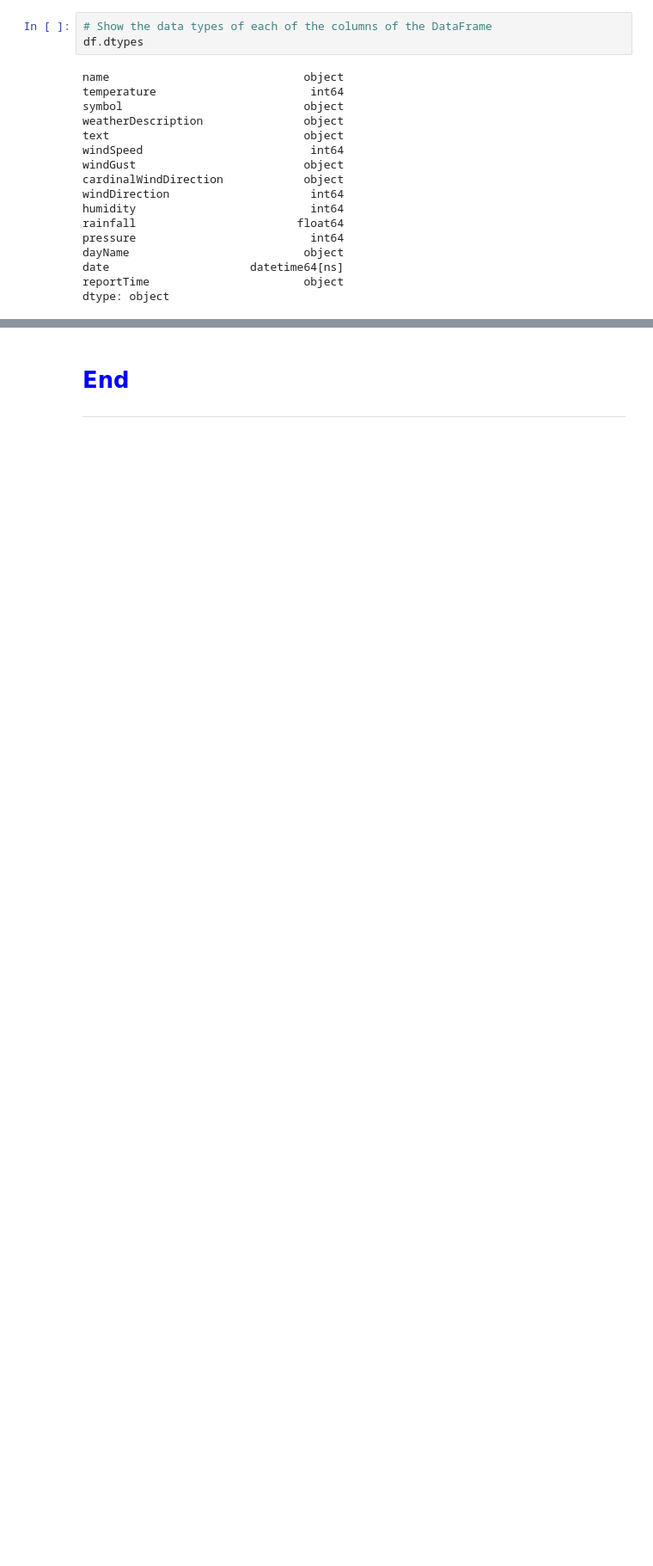
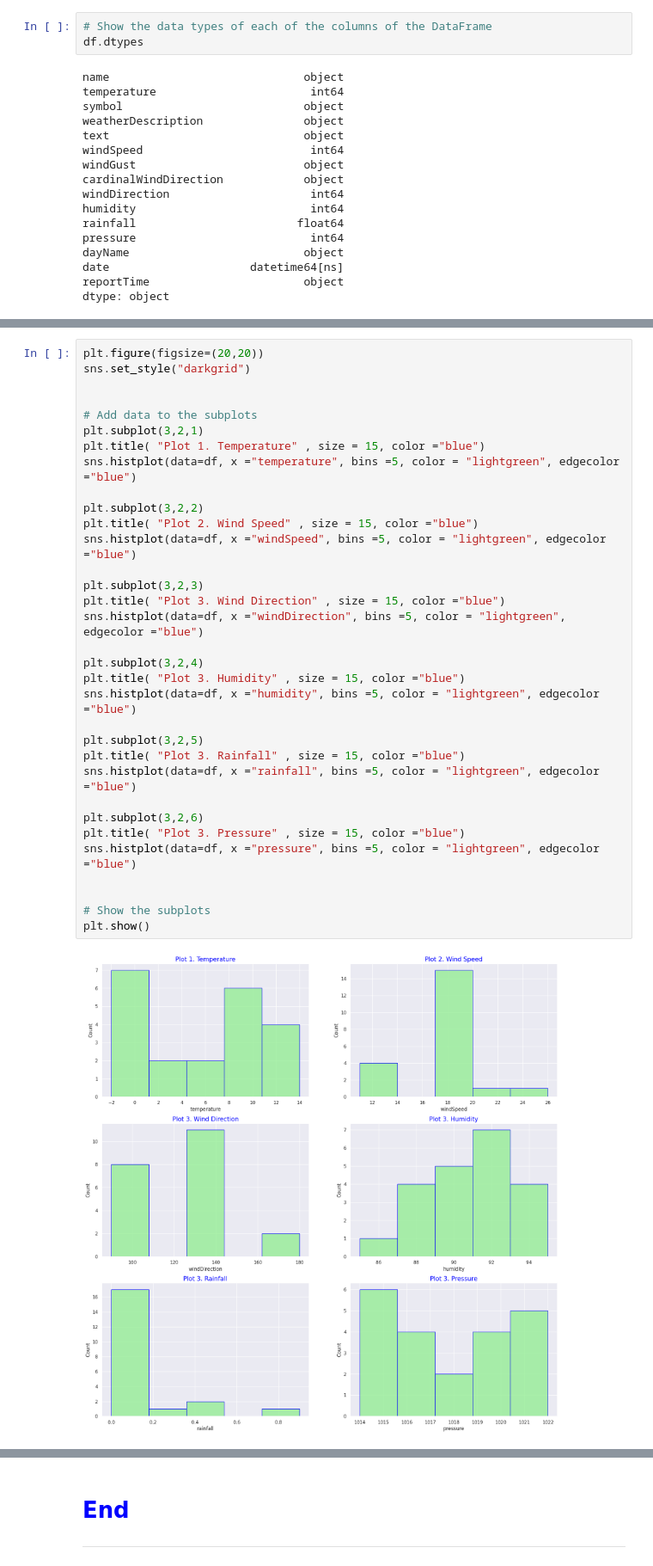
Before and after one commit to OCorry/computer_infrastructure_2024, a Jupyter notebook: weather.ipynb, the cells around one changed output, grey strips where cells are left out. Shown at 86% size. Cells and saved outputs as stored; diff of their text form; blank space fills up the shorter version.

```diff
--- a/weather.ipynb
+++ b/weather.ipynb
@@ -452,0 +488,35 @@ Text(0, 0.5, 'Number of Admissions')
+# %%
+plt.figure(figsize=(20,20))
+sns.set_style("darkgrid")
+
+
+# Add data to the subplots
+plt.subplot(3,2,1)
+plt.title( "Plot 1. Temperature" , size = 15, color ="blue")
+sns.histplot(data=df, x ="temperature", bins =5, color = "lightgreen", edgecolor ="blue")
+
+plt.subplot(3,2,2)
+plt.title( "Plot 2. Wind Speed" , size = 15, color ="blue")
+sns.histplot(data=df, x ="windSpeed", bins =5, color = "lightgreen", edgecolor ="blue")
+
+plt.subplot(3,2,3)
+plt.title( "Plot 3. Wind Direction" , size = 15, color ="blue")
+sns.histplot(data=df, x ="windDirection", bins =5, color = "lightgreen", edgecolor ="blue")
+
+plt.subplot(3,2,4)
+plt.title( "Plot 3. Humidity" , size = 15, color ="blue")
+sns.histplot(data=df, x ="humidity", bins =5, color = "lightgreen", edgecolor ="blue")
+
+plt.subplot(3,2,5)
+plt.title( "Plot 3. Rainfall" , size = 15, color ="blue")
+sns.histplot(data=df, x ="rainfall", bins =5, color = "lightgreen", edgecolor ="blue")
+
+plt.subplot(3,2,6)
+plt.title( "Plot 3. Pressure" , size = 15, color ="blue")
+sns.histplot(data=df, x ="pressure", bins =5, color = "lightgreen", edgecolor ="blue")
+
+
+# Show the subplots
+plt.show()
+# %% [output]
+[figure, added]
```
Also changed, not shown: parts of 18 cells of this notebook.
